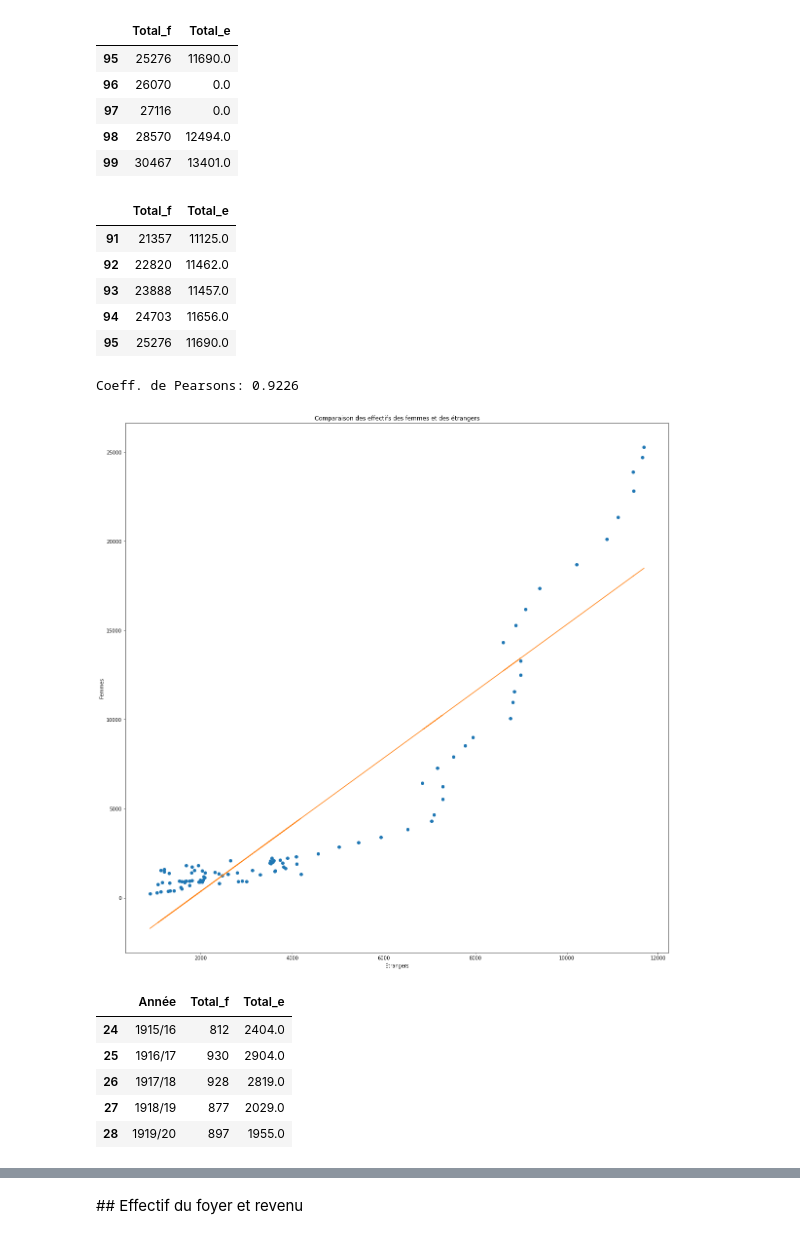
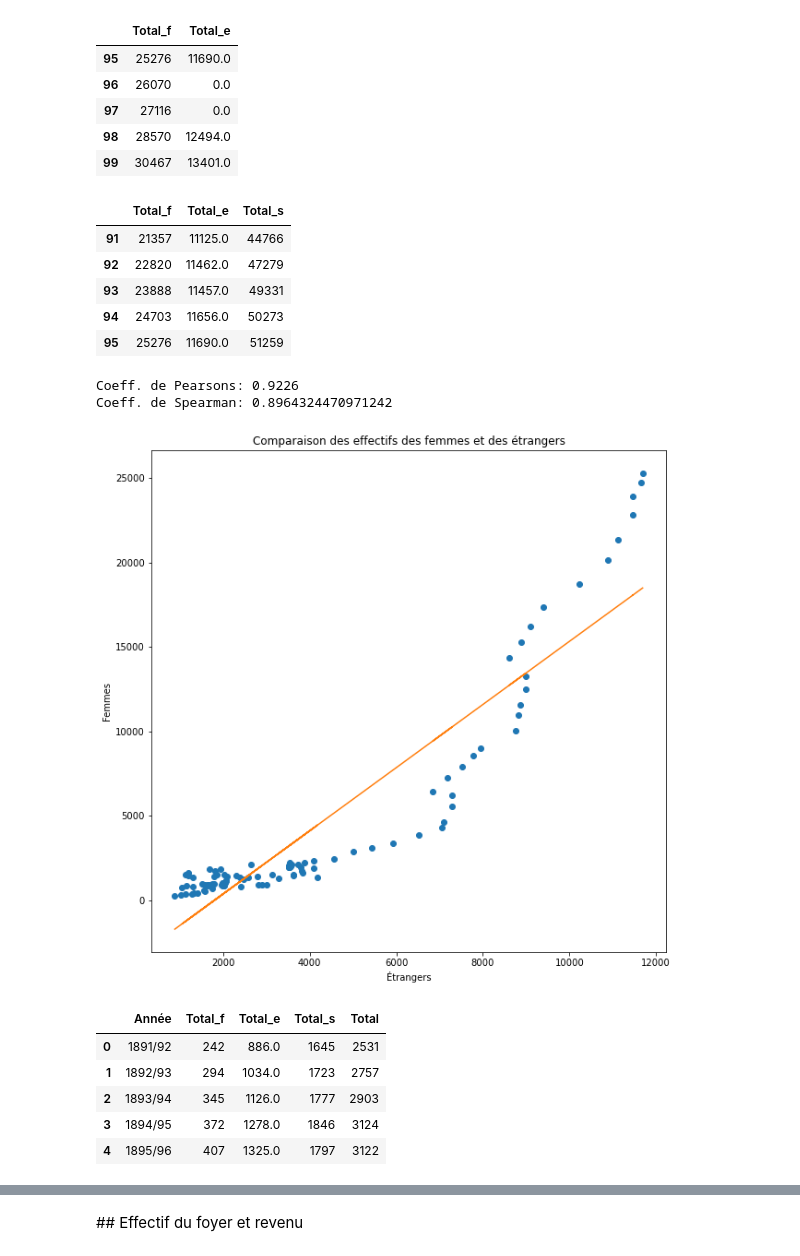
Before and after one commit to Sciences-historiques-numeriques/histoire_numerique_methodes, a Jupyter notebook: statistiques_descriptives/analyse_bivariee.ipynb, the cells around one changed output, grey strips where cells are left out. Drawn from its saved outputs; the diff is of its cells as text; code cells hidden in the pictures.

```diff
--- a/statistiques_descriptives/analyse_bivariee.ipynb
+++ b/statistiques_descriptives/analyse_bivariee.ipynb
@@ -234,48 +299,56 @@ obs_e[['Total_f','Total_e']].fillna(0).tail()
 | 98 | 28570 | 12494.0 |
 | 99 | 30467 | 13401.0 |
 # %%
-obs_e2 = obs_e[obs_e['Année'] < '1987'][['Total_f','Total_e']]
+### Traiter les valeurs vides, i.e. Null, par exlusion des lignes
+#  Méthode retenue après tests sur le rendu
+obs_e2 = obs_e[obs_e['Année'] < '1987'][['Total_f','Total_e', 'Total_s']]
 obs_e2.tail()
 # %% [output]
-|  | Total_f | Total_e |
-| 91 | 21357 | 11125.0 |
-| 92 | 22820 | 11462.0 |
-| 93 | 23888 | 11457.0 |
-| 94 | 24703 | 11656.0 |
-| 95 | 25276 | 11690.0 |
+|  | Total_f | Total_e | Total_s |
+| 91 | 21357 | 11125.0 | 44766 |
+| 92 | 22820 | 11462.0 | 47279 |
+| 93 | 23888 | 11457.0 | 49331 |
+| 94 | 24703 | 11656.0 | 50273 |
+| 95 | 25276 | 11690.0 | 51259 |
 # %%
-## Nuage de points avec droite de régression
+## Effectifs des étrangers et des femmes
 # https://www.kite.com/python/answers/how-to-plot-a-linear-regression-line-on-a-scatter-plot-in-python
 
 x = np.array(obs_e2['Total_e'])
 y = np.array(obs_e2['Total_f'])
 
 
-plt.rcParams["figure.figsize"] = [20, 20]
+plt.rcParams["figure.figsize"] = [10, 10]
 
 plt.plot(x, y, 'o')
 plt.title("Comparaison des effectifs des femmes et des étrangers")
 plt.xlabel("Étrangers")
 plt.ylabel('Femmes')
 
 
 # m = slope, b=intercept
 m, b = np.polyfit(x, y, 1)
-
 plt.plot(x, m*x + b)
 
 print('Coeff. de Pearsons: {}'.format(np.corrcoef([x,y])[1][0].round(4)))
+corr_spear = obs_e2[['Total_e','Total_f']].corr(method="spearman")
+print('Coeff. de Spearman: {}'.format(corr_spear.iloc[0,1]))
+
 plt.show()
 # %% [output]
 Coeff. de Pearsons: 0.9226
+Coeff. de Spearman: 0.8964324470971242
-[figure, old version]
+[figure, new version]
 # %%
-obs_e3 = obs_e[obs_e['Année'] < '1920'][['Année','Total_f','Total_e']]
-obs_e3.tail()
+### Limiter la période, seulement avant l'Entre-deux-guerres — ou avant la Ière GM
+# Cf. les effectifs importants d'étudiantes mises en évidence dans le carnet des séries temporelles
+
+obs_e3 = obs_e[obs_e['Année'] < '1908'][['Année','Total_f','Total_e', 'Total_s', 'Total']] #  '1908' '1914' '1920'
+obs_e3.head()
 # %% [output]
-|  | Année | Total_f | Total_e |
-| 24 | 1915/16 | 812 | 2404.0 |
-| 25 | 1916/17 | 930 | 2904.0 |
-| 26 | 1917/18 | 928 | 2819.0 |
-| 27 | 1918/19 | 877 | 2029.0 |
-| 28 | 1919/20 | 897 | 1955.0 |
+|  | Année | Total_f | Total_e | Total_s | Total |
+| 0 | 1891/92 | 242 | 886.0 | 1645 | 2531 |
+| 1 | 1892/93 | 294 | 1034.0 | 1723 | 2757 |
+| 2 | 1893/94 | 345 | 1126.0 | 1777 | 2903 |
+| 3 | 1894/95 | 372 | 1278.0 | 1846 | 3124 |
+| 4 | 1895/96 | 407 | 1325.0 | 1797 | 3122 |
```
Also changed, not shown: parts of 43 cells of this notebook, 3 other files.
